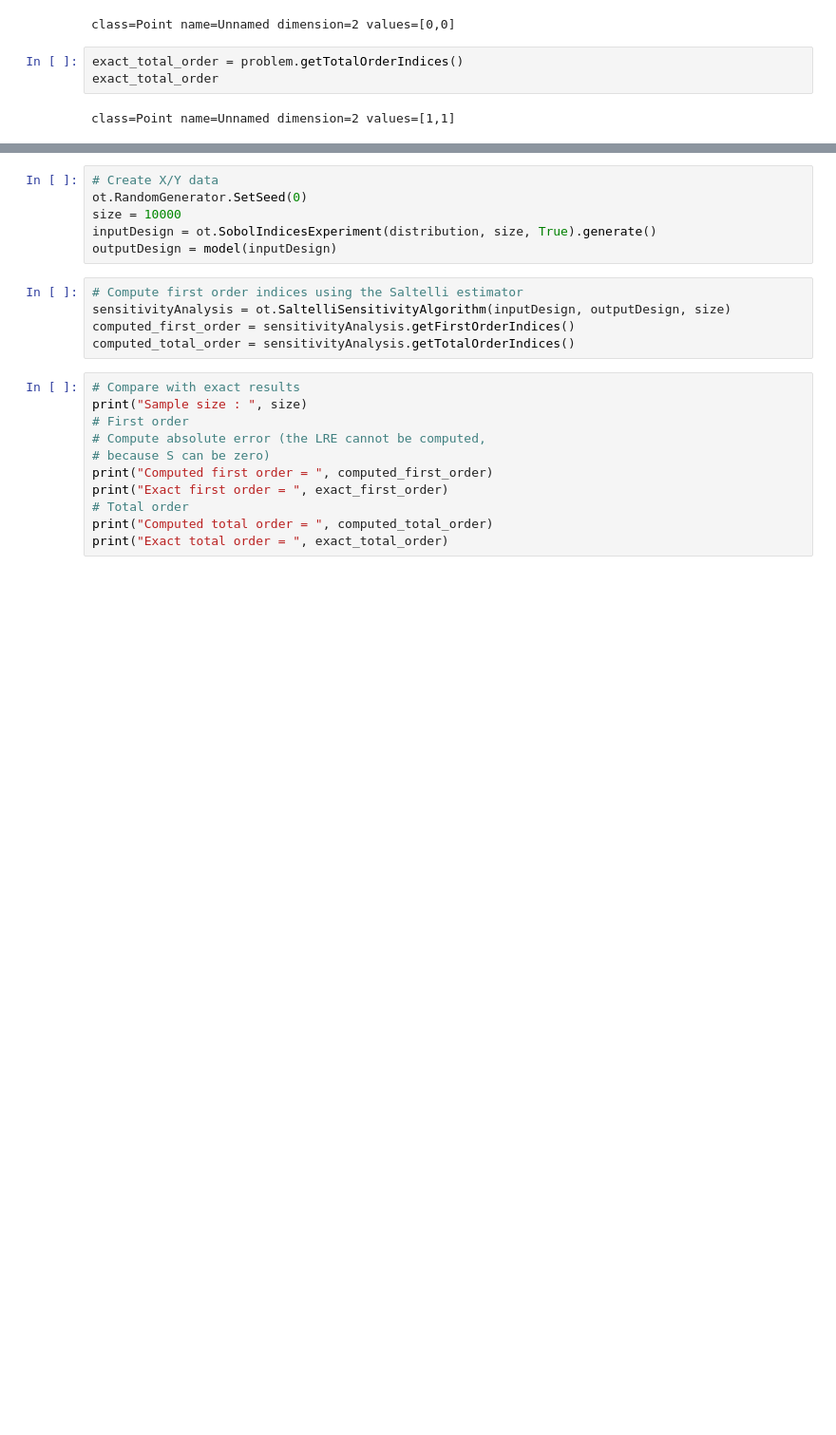
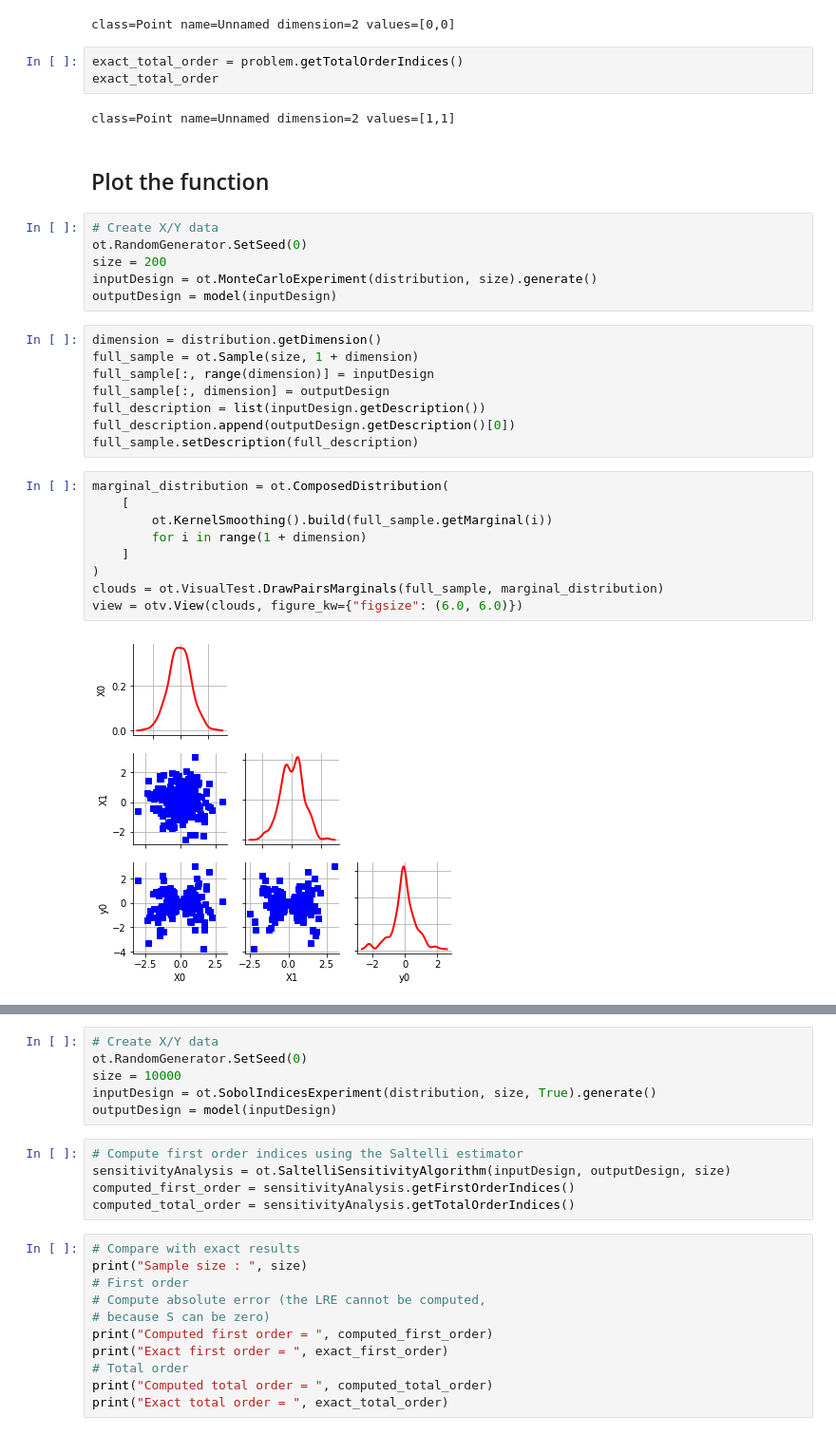
Before and after one commit to openturns/otbenchmark, a Jupyter notebook: examples/sensitivity_problems/GaussianProductSensitivity.ipynb, the cells around one changed output, grey strips where cells are left out. Shown at 95% size. Saved outputs shown, nothing was run; the diff lists cells and outputs as text; blank space fills up the shorter version.

```diff
--- a/examples/sensitivity_problems/GaussianProductSensitivity.ipynb
+++ b/examples/sensitivity_problems/GaussianProductSensitivity.ipynb
@@ -27,3 +28,30 @@ exact_total_order = problem.getTotalOrderIndices()
 exact_total_order
 # %% [output]
 class=Point name=Unnamed dimension=2 values=[1,1]
+# %% [markdown]
+## Plot the function
+# %%
+# Create X/Y data
+ot.RandomGenerator.SetSeed(0)
+size = 200
+inputDesign = ot.MonteCarloExperiment(distribution, size).generate()
+outputDesign = model(inputDesign)
+# %%
+dimension = distribution.getDimension()
+full_sample = ot.Sample(size, 1 + dimension)
+full_sample[:, range(dimension)] = inputDesign
+full_sample[:, dimension] = outputDesign
+full_description = list(inputDesign.getDescription())
+full_description.append(outputDesign.getDescription()[0])
+full_sample.setDescription(full_description)
+# %%
+marginal_distribution = ot.ComposedDistribution(
+    [
+        ot.KernelSmoothing().build(full_sample.getMarginal(i))
+        for i in range(1 + dimension)
+    ]
+)
+clouds = ot.VisualTest.DrawPairsMarginals(full_sample, marginal_distribution)
+view = otv.View(clouds, figure_kw={"figsize": (6.0, 6.0)})
+# %% [output]
+[figure, added]
```
Also changed, not shown: parts of 4 cells of this notebook, 9 other files.
